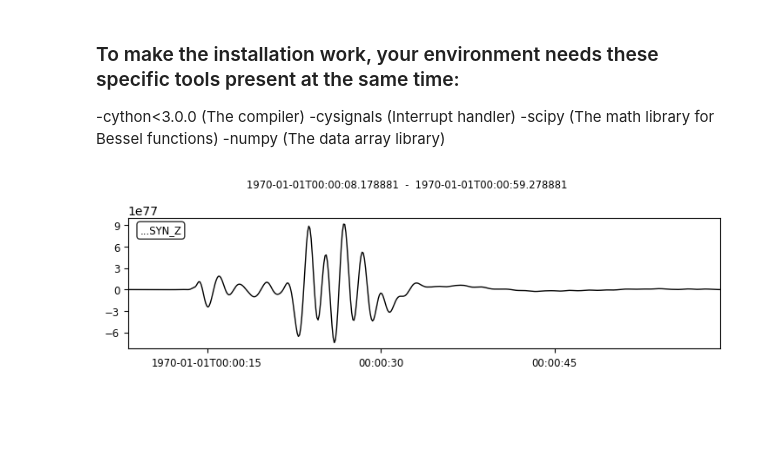
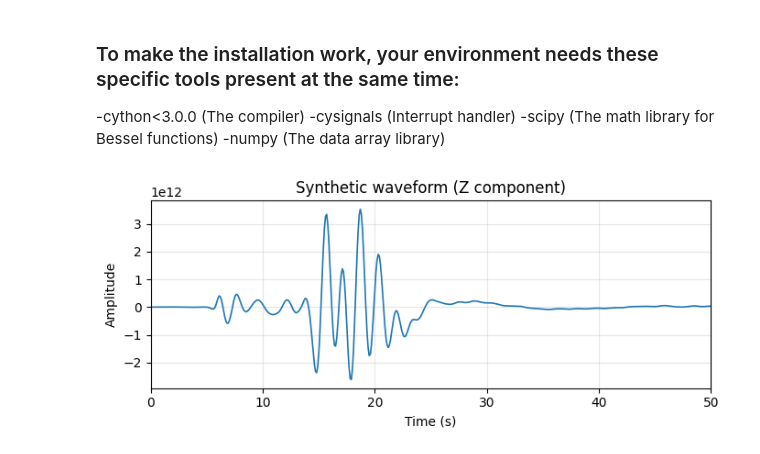
Before and after one commit to JunhaoSong/cuseistut, a Jupyter notebook: docs/source/fk/pyfk.ipynb, the cells around one changed output. Drawn from its saved outputs; the diff is of its cells as text; code cells hidden in the pictures; blank space fills up the shorter version.

```diff
--- a/docs/source/fk/pyfk.ipynb
+++ b/docs/source/fk/pyfk.ipynb
@@ -16,6 +16,7 @@ import obspy
 from obspy import Trace
 import pyfk
 from pyfk import Config, SeisModel, SourceModel
+import matplotlib.pyplot as plt
 
 # 1. Earth Model (Based on Lu et al. 2023 / Zhao et al. 2013)
 # Format: [thickness(km), vp, vs, rho, qp, qs]
@@ -34,8 +35,9 @@ seis_model = SeisModel(model_data)
 # 2. Define the Source (M6 event)
 # Source depth 21km puts it in the Lower Crust layer
 src_model = SourceModel(
-    sdep=20.0,
-    source_mechanism=[58, 84, -169, 1.0]
+    sdep=21.0,
+    source_mechanism=[15, 58, 84, -169],
+    srcType='dc',
 )
 
 # 3. Simulation Configuration
@@ -59,35 +61,45 @@ gf_internal = pyfk.calculate_gf(config)
 # 5. Step B: Generate the Exponential Source Time Function (STF)
 # S(t) = (1/tau) * exp(-t/tau)
 tau = 0.1  # Decay constant for M6
 t = np.arange(0, npts) * delta
 stf_data = (t / tau**2) * np.exp(-t / tau)
 stf_data /= np.sum(stf_data) # Normalize to preserve seismic moment
 
 # Wrap STF in an ObsPy Trace
 stf_trace = Trace(data=stf_data, header={'delta': delta})
 
 # 6. Step C: Calculate Synthetics
 # az=58.0 is the station azimuth relative to the fault
 synthetics = pyfk.calculate_sync(
     gf=gf_internal,
     config=config,
     az=58.0,
     source_time_function=stf_trace
 )
 
 # 7. Extract Results
 # calculate_sync returns a list of streams (one per distance)
 # Each stream contains: [0]=Vertical(Z), [1]=Radial(R), [2]=Tangential(T)
 st_final = synthetics[0]
 tr_z = st_final[0]
 
-# 8. Filter and Plot
+# 8. Filter
 # It is always good practice to filter before comparing with real data
 tr_z.filter("bandpass", freqmin=0.05, freqmax=0.5)
 tr_z.stats.channel = "SYN_Z"
-tr_z.plot()
 
-# 9. Save result
-#tr_z.write("synthetic_m6_lu2023.mseed", format="MSEED")
+# 9. Plot
+time = np.arange(tr_z.stats.npts) * tr_z.stats.delta
+
+plt.figure(figsize=(7,3))
+plt.plot(time, tr_z.data, linewidth=1.2)
+plt.xlabel('Time (s)')
+plt.ylabel('Amplitude')
+plt.title('Synthetic waveform (Z component)')
+plt.xlim(0, 50)
+plt.grid(True, alpha=0.3)
+
+plt.tight_layout()
+plt.show()
 # %% [output]
-[figure, old version]
+[figure, new version]
```
